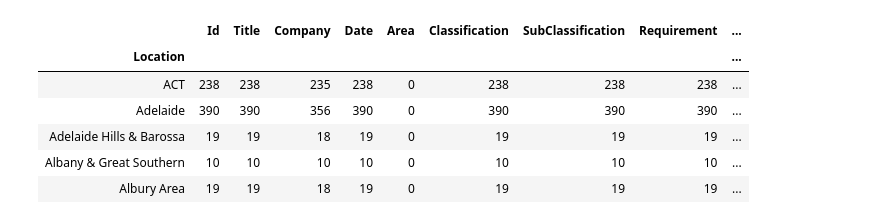
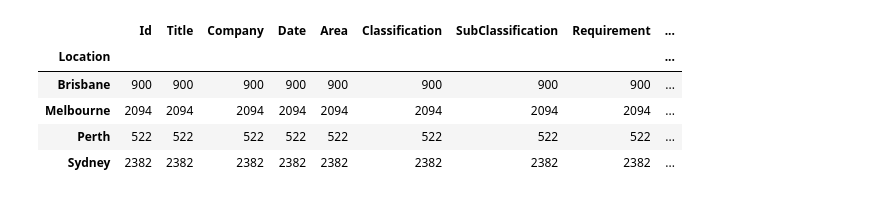
Before and after one commit to ygygy2022/7130ict, a Jupyter notebook: week2/job-market-lab2-3030-7130ictssss.ipynb, the cells around one changed output. Cells and saved outputs as stored; diff of their text form; code cells hidden in the pictures.

```diff
--- a/week2/job-market-lab2-3030-7130ictssss.ipynb
+++ b/week2/job-market-lab2-3030-7130ictssss.ipynb
@@ -55,16 +55,15 @@ plt.show()
 # %%
 #OPTIONAL
 
-locationDf = df[df['Location'].isna()==False]
+locationDf = data[data['Location'].isna()==False]
 locationDf = locationDf.groupby('Location').count()
 locationDf['Location'] = locationDf.index
 locationDf['Count'] = locationDf["Id"]
 locationDf.head()
 # %% [output]
 |  | Id | Title | Company | Date | Area | Classification | SubClassification | Requirement | ... |
 | Location |  |  |  |  |  |  |  |  | ... |
-| ACT | 238 | 238 | 235 | 238 | 0 | 238 | 238 | 238 | ... |
-| Adelaide | 390 | 390 | 356 | 390 | 0 | 390 | 390 | 390 | ... |
-| Adelaide Hills & Barossa | 19 | 19 | 18 | 19 | 0 | 19 | 19 | 19 | ... |
-| Albany & Great Southern | 10 | 10 | 10 | 10 | 0 | 10 | 10 | 10 | ... |
-| Albury Area | 19 | 19 | 18 | 19 | 0 | 19 | 19 | 19 | ... |
+| Brisbane | 900 | 900 | 900 | 900 | 900 | 900 | 900 | 900 | ... |
+| Melbourne | 2094 | 2094 | 2094 | 2094 | 2094 | 2094 | 2094 | 2094 | ... |
+| Perth | 522 | 522 | 522 | 522 | 522 | 522 | 522 | 522 | ... |
+| Sydney | 2382 | 2382 | 2382 | 2382 | 2382 | 2382 | 2382 | 2382 | ... |
```
Also changed, not shown: parts of 5 cells of this notebook, 3 other files.
